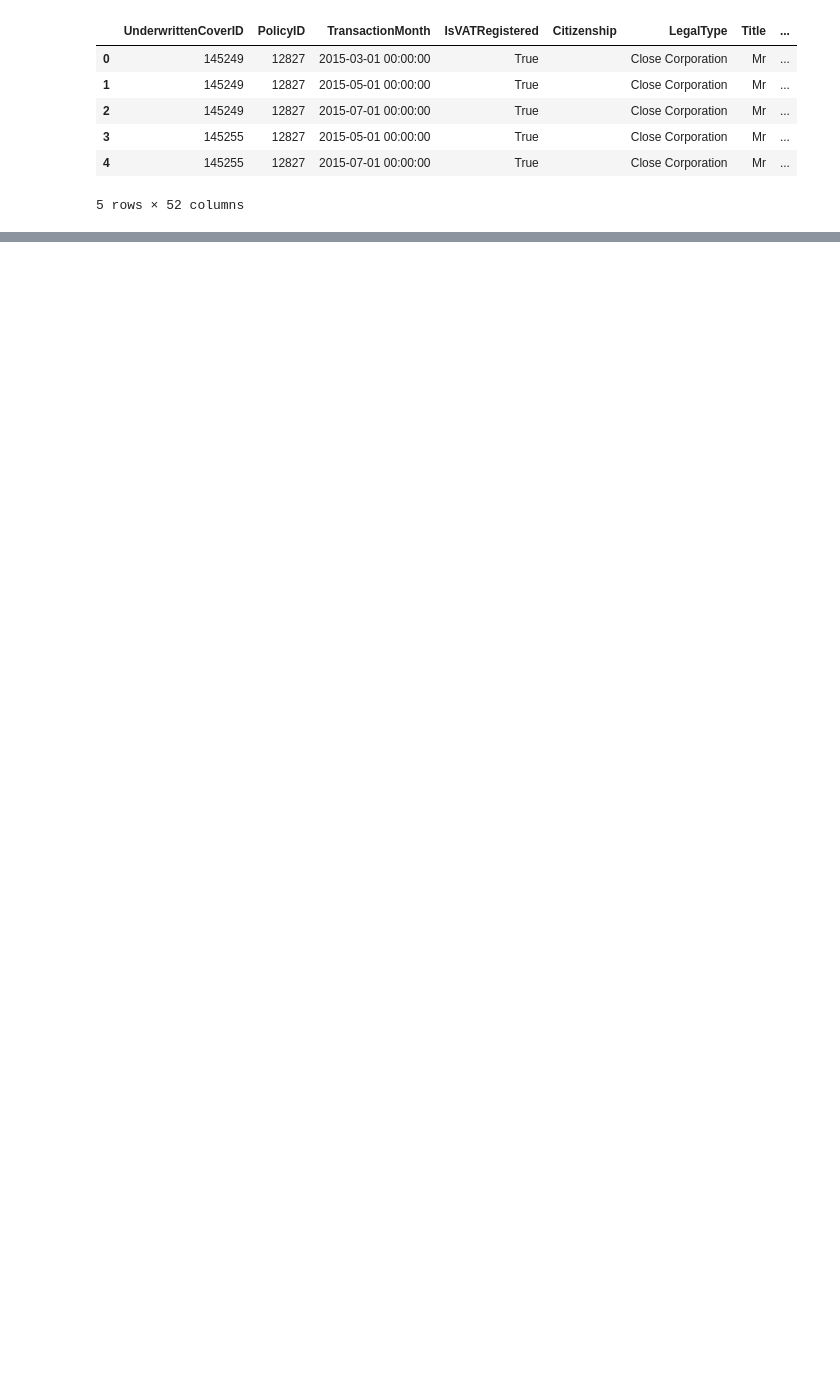
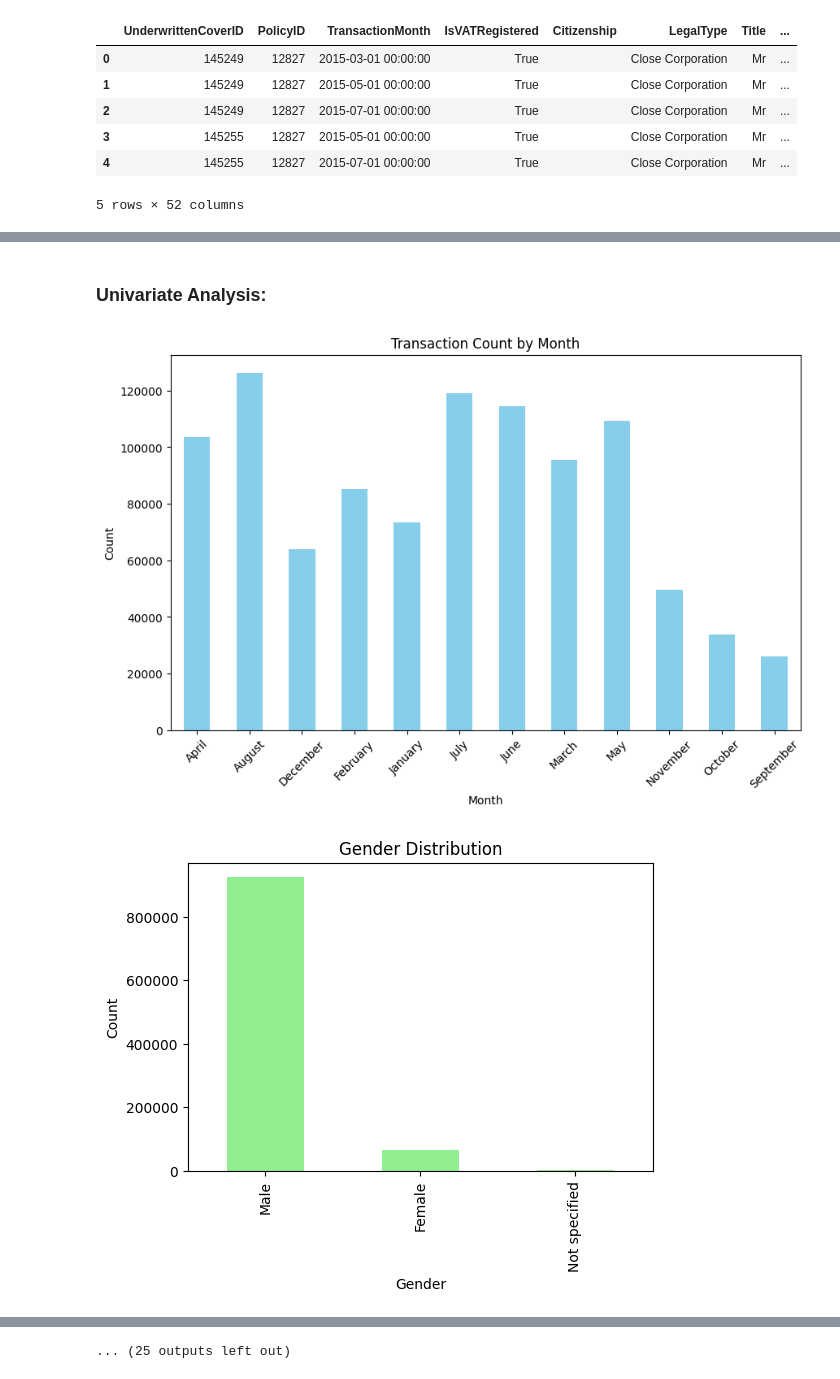
Before and after one commit to wolderufael/AlphaCare-Insurance-Solutions, a Jupyter notebook: notebook/InsuranceEdA.ipynb, the cells around one changed output, grey strips where cells are left out. Cells and saved outputs as stored; diff of their text form; code cells hidden in the pictures; blank space fills up the shorter version.

Commit message:
univariant analysis

```diff
--- a/notebook/InsuranceEdA.ipynb
+++ b/notebook/InsuranceEdA.ipynb
@@ -33,0 +68,7 @@ df.head()
+# %% [markdown]
+### Univariate Analysis:
+# %%
+analyzer.univariate_analysis(df)
+# %% [output]
+[figure, added]
+[figure, added]
@@ -33,0 +85 @@ df.head()
+... (25 outputs left out)
```
Also changed, not shown: parts of 6 cells of this notebook, 1 other file.
